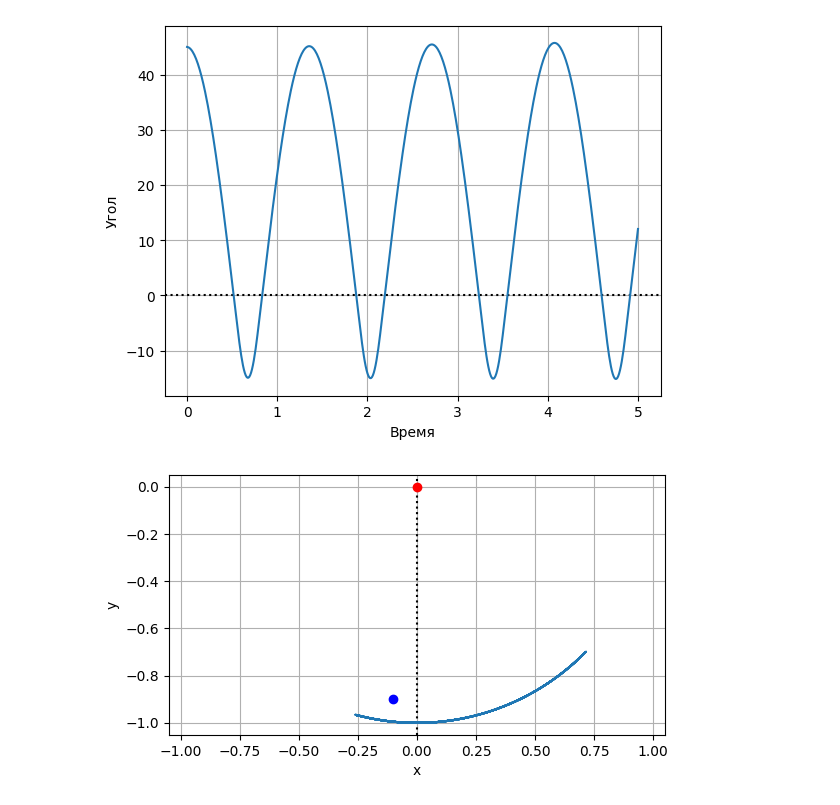
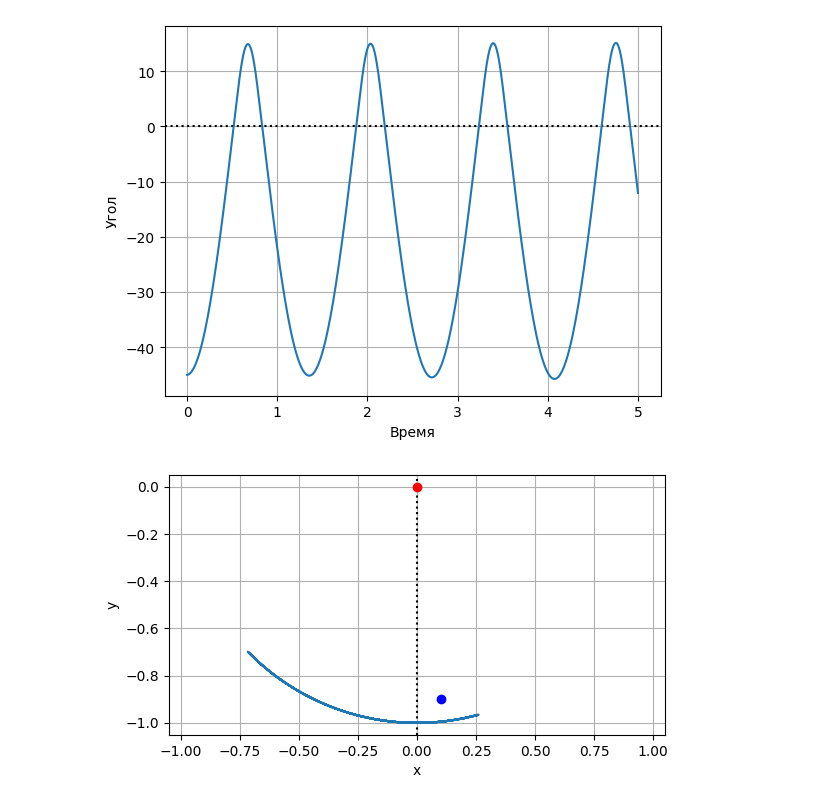
Before and after one commit to abgcw-dead/u-system-modeling, a Jupyter notebook: 9 Маятник/Pendulum.ipynb, the cells around one changed output. Cells and saved outputs as stored; diff of their text form; code cells hidden in the pictures.

Commit message:
Fixed angle calc

```diff
--- a/9 Маятник/Pendulum.ipynb
+++ b/9 Маятник/Pendulum.ipynb
@@ -5,7 +5,7 @@ import matplotlib.pyplot as plt
 length = 1
 angle = 45
 
-nail_x = -0.1
+nail_x = 0.1
 nail_y = -0.9
 
 g = 9.8
@@ -15,11 +15,11 @@ t_limit = 5
 # %%
 coef = 1 if nail_x > 0 else -1
 
-theta = np.deg2rad(angle)
+theta = np.deg2rad(-coef * angle)
 theta_d = 0
 t = 0
 length_nail = length - np.sqrt(nail_x**2 + nail_y**2)
-angle_nail = np.arctan(nail_x / nail_y)
+angle_nail = np.arctan(nail_x / abs(nail_y))
 
 theta_list = list()
 t_list = [i * dt for i in range(int(t_limit / dt) + 1)]
@@ -35,32 +35,32 @@ while t < t_limit:
     theta_dd = -g * np.sin(theta) / r
     theta_d += theta_dd * dt
     theta += theta_d * dt
     t += dt
 
 theta_list = np.array(theta_list)
 
 x_list = length * np.sin(theta_list)
 y_list = -length * np.cos(theta_list)
 
 theta_deg_list = np.rad2deg(theta_list)
 
 plt.axhline(y=0, color='black', linestyle=':')
 plt.plot(t_list, theta_deg_list)
 plt.xlabel('Время')
 plt.ylabel('Угол')
 plt.grid()
 plt.show()
 
 plt.axvline(x=0, color='black', linestyle=':')
 plt.plot(x_list, y_list)
 plt.plot([0], [0], color='red', marker='o')
 plt.plot([nail_x], [nail_y], color='blue', marker='o')
 plt.xlabel('x')
 plt.ylabel('y')
 plt.grid()
 plt.gca().set_aspect('equal')
 plt.xlim(-length * 1.05, length * 1.05)
 plt.show()
 # %% [output]
-[figure, old version]
+[figure, new version]
-[figure, old version]
+[figure, new version]
```
